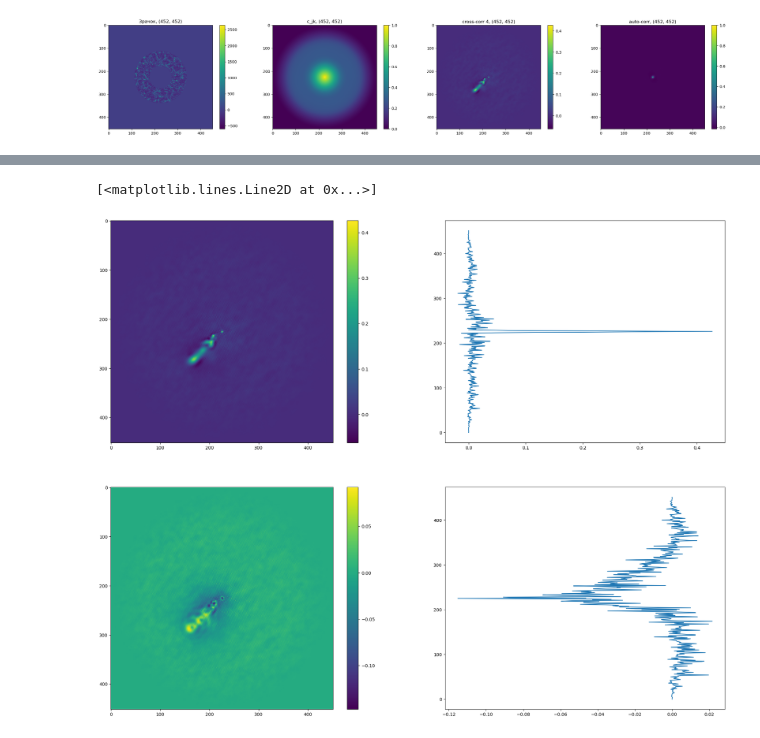
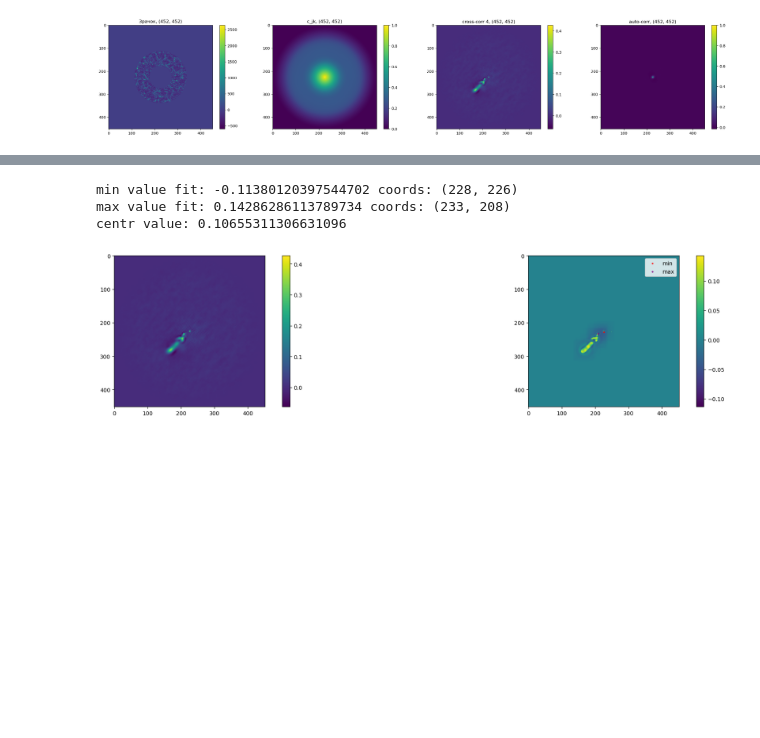
Before and after one commit to AntonMate/domecam, a Jupyter notebook: curvefitting_se.ipynb, the cells around one changed output, grey strips where cells are left out. Saved outputs shown, nothing was run; the diff lists cells and outputs as text; code cells hidden in the pictures; blank space fills up the shorter version.

```diff
--- a/curvefitting_se.ipynb
+++ b/curvefitting_se.ipynb
@@ -185,7 +184,7 @@ myParams = [( 0,   0, 2000),
             (-7.5, -7.5, 18000),
             (-15, -15, 26000)]
 
-fit, speckle_x, speckle_y, Cn2_values, z, vx, vy = multi_speckle_fit(params=myParams, ydata=data)
+fit, speckle_x, speckle_y, Cn2_values, z, vx, vy = multi_speckle_fit(params=myParams, ydata=data2)
 
 print(' ')
 print('Cn2:', Cn2_values)
@@ -196,32 +195,19 @@ print('max value data:', np.max(data), 'coords:', np.unravel_index(np.argmax(dat
 print('resid min:', np.min(data-fit), 'coords:', np.unravel_index(np.argmin(data-fit), (data-fit).shape))
 print('resid max:', np.max(data-fit))
 
-# -----------------------------------------------------------
-# lambda_=500*pow(10, -9) # нм
-# k = 2*np.pi/lambda_
-# r0 = pow(0.423*pow(k, 2)*(np.sum(np.array(Cn2_values))), -3/5)
-# print(' ')
-# print('sum Cn2:', np.sum(np.array(Cn2_values)))
-# print('r0, sm:', 100*r0)
-# print('seeing, arcsec:', 0.98 * 206265 * lambda_/r0)
-
 # ------------ Отрисовка ---------------------------
 fig, (ax, ax2, ax3) = plt.subplots(1, 3, figsize=(25, 5))
 cr = data.shape[0]//2 # центр изображения
 
-fig.colorbar(ax.imshow(data), ax=ax)
+fig.colorbar(ax.imshow(data2), ax=ax)
 ax.set_title('Исходные данные')
 fig.colorbar(ax2.imshow(fit), ax=ax2)
 ax2.set_title('Апроксимация')
-fig.colorbar(ax3.imshow(data-fit), ax=ax3)
+fig.colorbar(ax3.imshow(data2-fit), ax=ax3)
 ax3.set_title('Разность')
 for i in range(len(speckle_x)):
     ax.scatter(cr+speckle_x[i], cr-speckle_y[i], alpha=0.7, s=80, facecolors='none', edgecolors='r')
 
 print('')
-
-# ax4.plot(range(455), (data)[:, 227])
-# ax5.plot(range(455), (fit)[:, 227])
-# ax6.plot(range(455), (data-fit)[:, 227])
 # %% [output]
 Speckle fitting: 0 0 2000
@@ -285,12 +271,11 @@ def CLEAN(dirty, gain, thresh, niter):
 
 
         res -= psf*gain
-        print('psf*gain:', np.max(psf*gain))
-        print('psf:', np.max(psf))
-        print('res:', np.max(res))
+#         print('psf*gain:', np.max(psf*gain))
+#         print('psf:', np.max(psf))
 
         tmp+=1
-#         if np.max(np.fabs(res)) < thresh:
+#         if np.max(np.fabs(res)) < thresh: # мб это хороший варик, чтобы в минус не уходить
         if np.max(res) < thresh:
             print('Thresh reached!')
             break
@@ -299,7 +284,7 @@ def CLEAN(dirty, gain, thresh, niter):
 
 
 # =============================================
-comps, residual, Cn2, z, vx, vy = CLEAN(data, 0.5, 0.1, 50)
+comps, residual, Cn2, z, vx, vy = CLEAN(data2, 0.1, 0, 50)
 # =============================================
 lambda_=650*pow(10, -9) # нм
 k = 2*np.pi/lambda_
@@ -374,14 +359,20 @@ ax3.grid(color = 'black', linestyle='--', alpha = 0.2)
 # %%
-fig, ((ax, ax2), (ax3, ax4)) = plt.subplots(2, 2, figsize=(25, 20))
+fig, (ax, ax3) = plt.subplots(1, 2, figsize=(25, 5))
 
 fig.colorbar(ax.imshow(data), ax=ax)
-ax2.plot(data[:, 226], range(452))
 fig.colorbar(ax3.imshow(residual), ax=ax3)
-ax4.plot(residual[:, 226], range(452))
+ax3.scatter(np.unravel_index(np.argmin(residual), residual.shape)[1],
+            np.unravel_index(np.argmin(residual), residual.shape)[0], color='red', alpha=0.7, s=5, label='min')
+ax3.scatter(np.unravel_index(np.argmax(residual), residual.shape)[1],
+            np.unravel_index(np.argmax(residual), residual.shape)[0], color='purple', alpha=0.7, s=5, label='max')
+ax3.legend()
+
+print('min value fit:', np.min(residual), 'coords:', np.unravel_index(np.argmin(residual), residual.shape))
+print('max value fit:', np.max(residual), 'coords:', np.unravel_index(np.argmax(residual), residual.shape))
+print('centr value:', residual[226, 226])
 # fig.savefig('C:/astro/domecam/profiles1_2.png', bbox_inches='tight')
-
-# клин подходит не оч на большом кол-ве итерраций, т.к. он принимает остаточные маленькие пики за новые слои, в то время как
-# они не принадлежат других слоям, а являются всего лишь остатками предыдуших
 # %% [output]
-[<matplotlib.lines.Line2D at 0x...>]
+min value fit: -0.11380120397544702 coords: (228, 226)
+max value fit: 0.14286286113789734 coords: (233, 208)
+centr value: 0.10655311306631096
-[figure, old version]
+[figure, new version]
```
Also changed, not shown: parts of 7 cells of this notebook, 1 other file.
